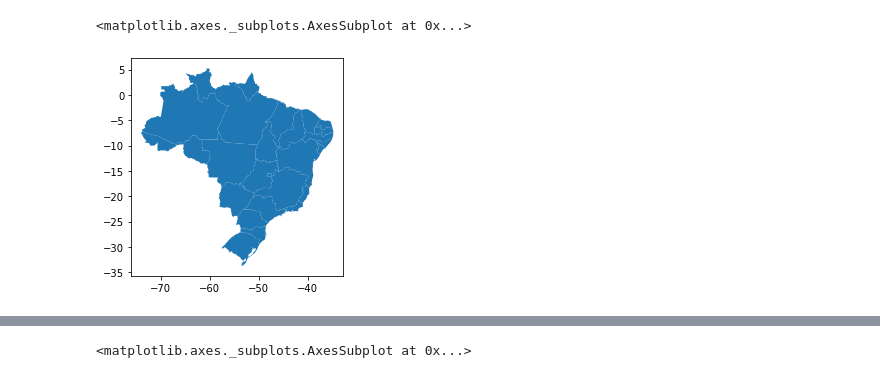
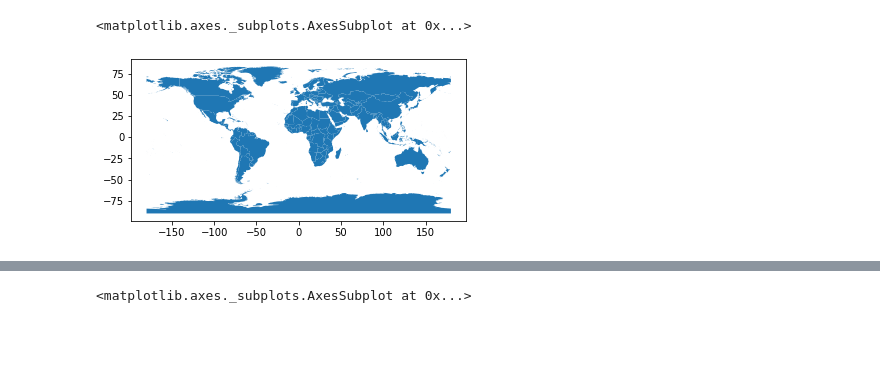
Before and after one commit to LucasTreuke/a2BancoDeDados, a Jupyter notebook: testando.ipynb, the cells around one changed output, grey strips where cells are left out. Cells and saved outputs as stored; diff of their text form; code cells hidden in the pictures; blank space fills up the shorter version.

```diff
--- a/testando.ipynb
+++ b/testando.ipynb
@@ -1,11 +1,13 @@
 # %%
 import geopandas
+import pandas as pd
 
-filename = "Planos_Estaduais_de_Recursos_Hidricos.geojson"
+filename = "countries.geojson"
 file = open(filename)
 df = geopandas.read_file(file)
 
+
 df.plot()
 # %% [output]
 <matplotlib.axes._subplots.AxesSubplot at 0x...>
-[figure, old version]
+[figure, new version]
```
Also changed, not shown: parts of 3 cells of this notebook, 3 other files.
